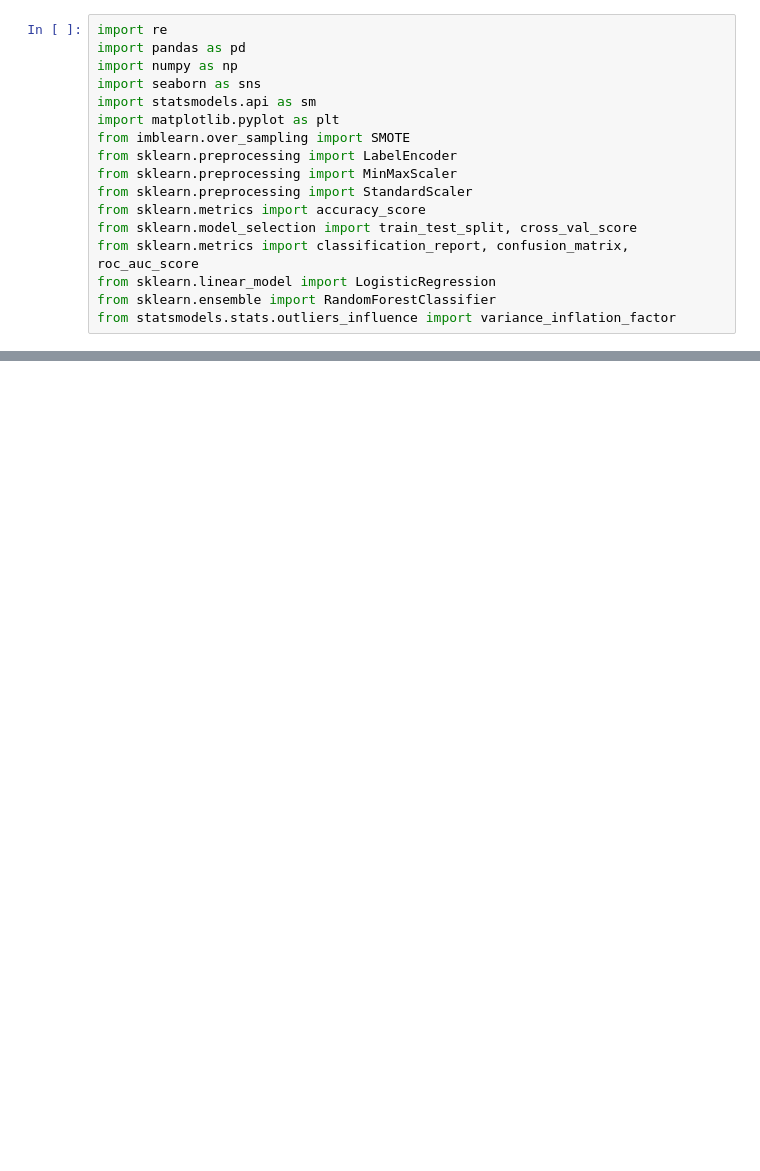
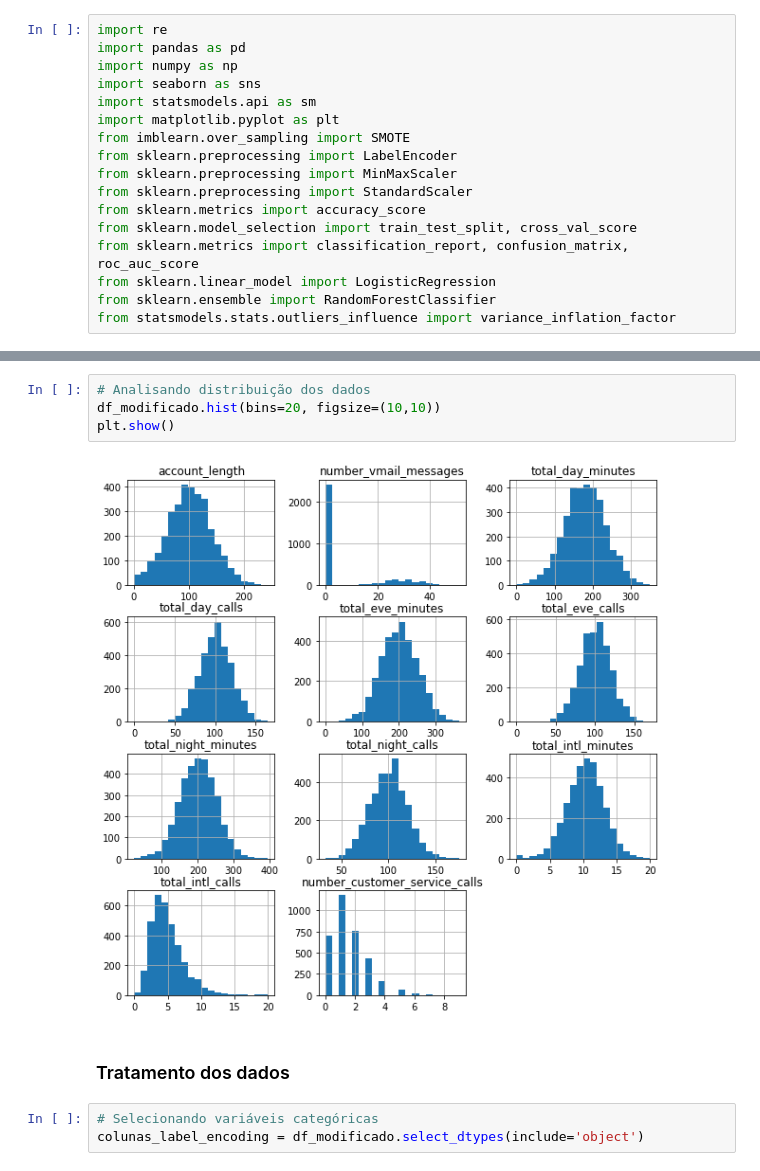
Before and after one commit to jrsilva051/prevendoCustomerChurnOperadorasTelecom, a Jupyter notebook: projetoCustomerChurn.ipynb, the cells around one changed output, grey strips where cells are left out. Saved outputs shown, nothing was run; the diff lists cells and outputs as text; blank space fills up the shorter version.

```diff
--- a/projetoCustomerChurn.ipynb
+++ b/projetoCustomerChurn.ipynb
@@ -290,0 +123,11 @@ Acurácia: 73.39%
+# %%
+# Analisando distribuição dos dados
+df_modificado.hist(bins=20, figsize=(10,10))
+plt.show()
+# %% [output]
+[figure, added]
+# %% [markdown]
+### Tratamento dos dados
+# %%
+# Selecionando variáveis categóricas
+colunas_label_encoding = df_modificado.select_dtypes(include='object')
```
Also changed, not shown: parts of 59 cells of this notebook.
